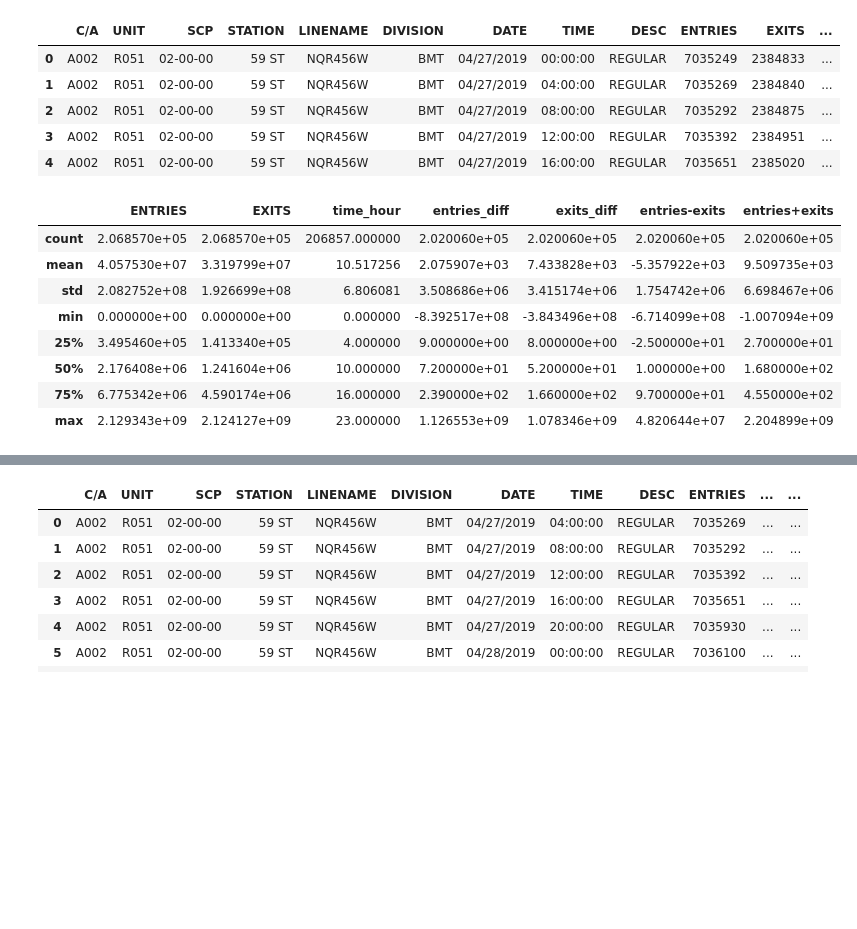
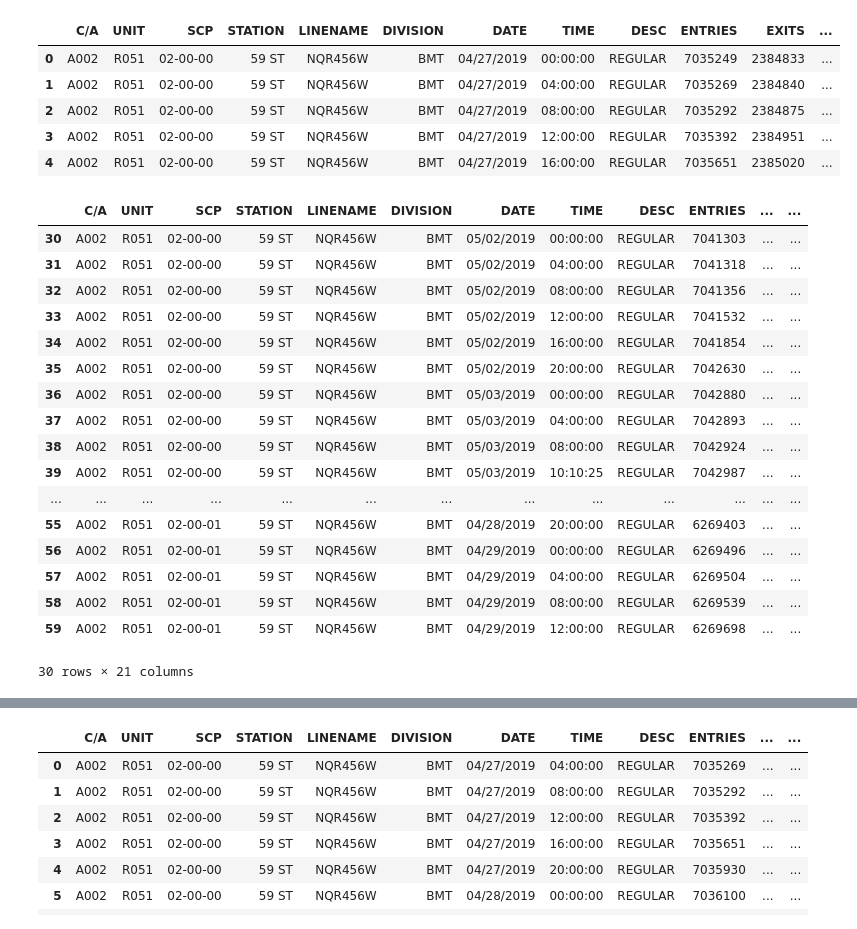
Before and after one commit to shreyak9/metis-project-1, a Jupyter notebook: project 1 cleaning.ipynb, the cells around one changed output, grey strips where cells are left out. Saved outputs shown, nothing was run; the diff lists cells and outputs as text; code cells hidden in the pictures; blank space fills up the shorter version.

```diff
--- a/project 1 cleaning.ipynb
+++ b/project 1 cleaning.ipynb
@@ -60,22 +60,32 @@ mta190504.head()
 # %%
 # Sort before grouping
 mta190504.sort_values(["C/A","UNIT","SCP","STATION","LINENAME","DIVISION","DATE","TIME","DESC"], inplace = True)
 # Create difference columns to calculate difference in entries and exits between the row and the row before (aka the time before)
 mta190504["entries_diff"] = mta190504.groupby(["C/A","UNIT","SCP","STATION","LINENAME","DIVISION"]).ENTRIES.diff()
 mta190504["exits_diff"] = mta190504.groupby(["C/A","UNIT","SCP","STATION","LINENAME","DIVISION"]).EXITS.diff()
 mta190504["entries-exits"] = mta190504["entries_diff"] - mta190504["exits_diff"]
 mta190504["entries+exits"] = mta190504["entries_diff"] + mta190504["exits_diff"]
 mta190504.describe()
+mta190504.iloc[30:60]
 # %% [output]
-|  | ENTRIES | EXITS | time_hour | entries_diff | exits_diff | entries-exits | entries+exits |
-| count | 2.068570e+05 | 2.068570e+05 | 206857.000000 | 2.020060e+05 | 2.020060e+05 | 2.020060e+05 | 2.020060e+05 |
-| mean | 4.057530e+07 | 3.319799e+07 | 10.517256 | 2.075907e+03 | 7.433828e+03 | -5.357922e+03 | 9.509735e+03 |
-| std | 2.082752e+08 | 1.926699e+08 | 6.806081 | 3.508686e+06 | 3.415174e+06 | 1.754742e+06 | 6.698467e+06 |
-| min | 0.000000e+00 | 0.000000e+00 | 0.000000 | -8.392517e+08 | -3.843496e+08 | -6.714099e+08 | -1.007094e+09 |
-| 25% | 3.495460e+05 | 1.413340e+05 | 4.000000 | 9.000000e+00 | 8.000000e+00 | -2.500000e+01 | 2.700000e+01 |
-| 50% | 2.176408e+06 | 1.241604e+06 | 10.000000 | 7.200000e+01 | 5.200000e+01 | 1.000000e+00 | 1.680000e+02 |
-| 75% | 6.775342e+06 | 4.590174e+06 | 16.000000 | 2.390000e+02 | 1.660000e+02 | 9.700000e+01 | 4.550000e+02 |
-| max | 2.129343e+09 | 2.124127e+09 | 23.000000 | 1.126553e+09 | 1.078346e+09 | 4.820644e+07 | 2.204899e+09 |
+|  | C/A | UNIT | SCP | STATION | LINENAME | DIVISION | DATE | TIME | DESC | ENTRIES | ... | ... |
+| 30 | A002 | R051 | 02-00-00 | 59 ST | NQR456W | BMT | 05/02/2019 | 00:00:00 | REGULAR | 7041303 | ... | ... |
+| 31 | A002 | R051 | 02-00-00 | 59 ST | NQR456W | BMT | 05/02/2019 | 04:00:00 | REGULAR | 7041318 | ... | ... |
+| 32 | A002 | R051 | 02-00-00 | 59 ST | NQR456W | BMT | 05/02/2019 | 08:00:00 | REGULAR | 7041356 | ... | ... |
+| 33 | A002 | R051 | 02-00-00 | 59 ST | NQR456W | BMT | 05/02/2019 | 12:00:00 | REGULAR | 7041532 | ... | ... |
+| 34 | A002 | R051 | 02-00-00 | 59 ST | NQR456W | BMT | 05/02/2019 | 16:00:00 | REGULAR | 7041854 | ... | ... |
+| 35 | A002 | R051 | 02-00-00 | 59 ST | NQR456W | BMT | 05/02/2019 | 20:00:00 | REGULAR | 7042630 | ... | ... |
+| 36 | A002 | R051 | 02-00-00 | 59 ST | NQR456W | BMT | 05/03/2019 | 00:00:00 | REGULAR | 7042880 | ... | ... |
+| 37 | A002 | R051 | 02-00-00 | 59 ST | NQR456W | BMT | 05/03/2019 | 04:00:00 | REGULAR | 7042893 | ... | ... |
+| 38 | A002 | R051 | 02-00-00 | 59 ST | NQR456W | BMT | 05/03/2019 | 08:00:00 | REGULAR | 7042924 | ... | ... |
+| 39 | A002 | R051 | 02-00-00 | 59 ST | NQR456W | BMT | 05/03/2019 | 10:10:25 | REGULAR | 7042987 | ... | ... |
+| ... | ... | ... | ... | ... | ... | ... | ... | ... | ... | ... | ... | ... |
+| 55 | A002 | R051 | 02-00-01 | 59 ST | NQR456W | BMT | 04/28/2019 | 20:00:00 | REGULAR | 6269403 | ... | ... |
+| 56 | A002 | R051 | 02-00-01 | 59 ST | NQR456W | BMT | 04/29/2019 | 00:00:00 | REGULAR | 6269496 | ... | ... |
+| 57 | A002 | R051 | 02-00-01 | 59 ST | NQR456W | BMT | 04/29/2019 | 04:00:00 | REGULAR | 6269504 | ... | ... |
+| 58 | A002 | R051 | 02-00-01 | 59 ST | NQR456W | BMT | 04/29/2019 | 08:00:00 | REGULAR | 6269539 | ... | ... |
+| 59 | A002 | R051 | 02-00-01 | 59 ST | NQR456W | BMT | 04/29/2019 | 12:00:00 | REGULAR | 6269698 | ... | ... |
+30 rows × 21 columns
 # %%
 #keep only rows with positive entries_diff, exits_diff, and ENTRIES
 mta190504= mta190504[mta190504.entries_diff > 0]
```
Also changed, not shown: parts of 1 cell of this notebook, 1 other file.
